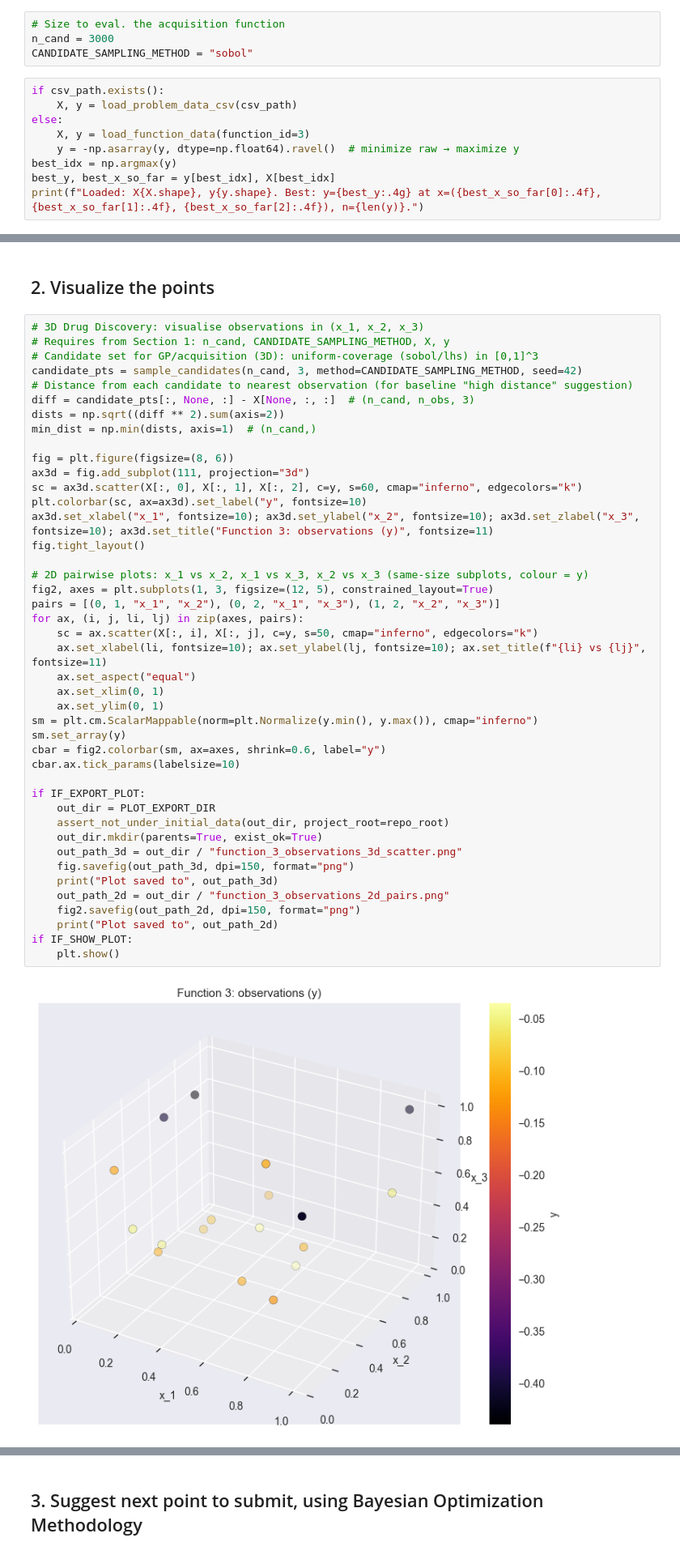
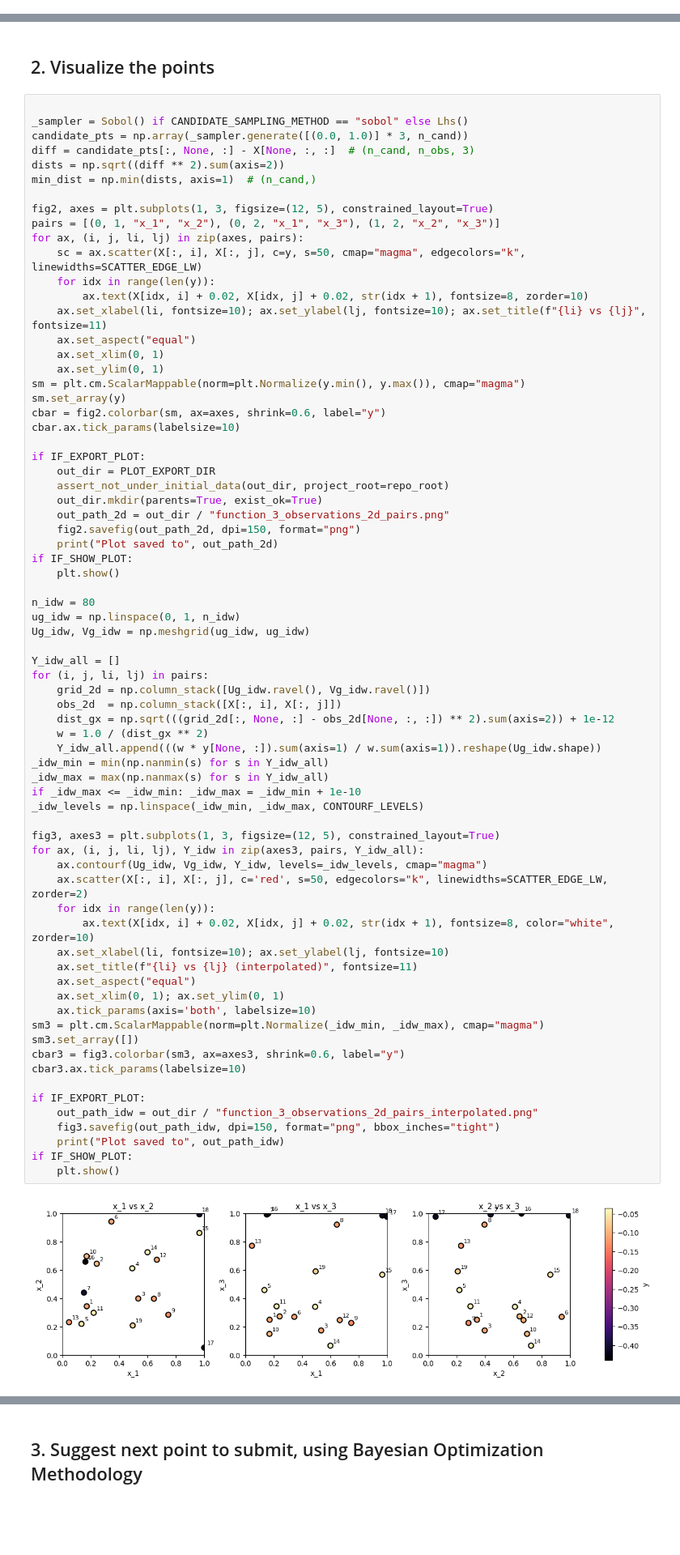
Before and after one commit to karefyllidis/black-box-optimization, a Jupyter notebook: notebooks/function_3_Drug-Discovery.ipynb, the cells around one changed output, grey strips where cells are left out. Shown at 81% size. Saved outputs shown, nothing was run; the diff lists cells and outputs as text; blank space fills up the shorter version.

```diff
--- a/notebooks/function_3_Drug-Discovery.ipynb
+++ b/notebooks/function_3_Drug-Discovery.ipynb
@@ -53,13 +97,0 @@ from skopt.acquisition import gaussian_ei, gaussian_pi, gaussian_lcb
-# %%
-# Size to eval. the acquisition function
-n_cand = 3000
-CANDIDATE_SAMPLING_METHOD = "sobol"
-# %%
-if csv_path.exists():
-    X, y = load_problem_data_csv(csv_path)
-else:
-    X, y = load_function_data(function_id=3)
-    y = -np.asarray(y, dtype=np.float64).ravel()  # minimize raw → maximize y
-best_idx = np.argmax(y)
-best_y, best_x_so_far = y[best_idx], X[best_idx]
-print(f"Loaded: X{X.shape}, y{y.shape}. Best: y={best_y:.4g} at x=({best_x_so_far[0]:.4f}, {best_x_so_far[1]:.4f}, {best_x_so_far[2]:.4f}), n={len(y)}.")
@@ -89,47 +125,75 @@ plt.show()
 # %% [markdown]
 ## 2. Visualize the points
 # %%
-# 3D Drug Discovery: visualise observations in (x_1, x_2, x_3)
-# Requires from Section 1: n_cand, CANDIDATE_SAMPLING_METHOD, X, y
-# Candidate set for GP/acquisition (3D): uniform-coverage (sobol/lhs) in [0,1]^3
-candidate_pts = sample_candidates(n_cand, 3, method=CANDIDATE_SAMPLING_METHOD, seed=42)
-# Distance from each candidate to nearest observation (for baseline "high distance" suggestion)
+
+_sampler = Sobol() if CANDIDATE_SAMPLING_METHOD == "sobol" else Lhs()
+candidate_pts = np.array(_sampler.generate([(0.0, 1.0)] * 3, n_cand))
 diff = candidate_pts[:, None, :] - X[None, :, :]  # (n_cand, n_obs, 3)
 dists = np.sqrt((diff ** 2).sum(axis=2))
 min_dist = np.min(dists, axis=1)  # (n_cand,)
 
-fig = plt.figure(figsize=(8, 6))
-ax3d = fig.add_subplot(111, projection="3d")
-sc = ax3d.scatter(X[:, 0], X[:, 1], X[:, 2], c=y, s=60, cmap="inferno", edgecolors="k")
-plt.colorbar(sc, ax=ax3d).set_label("y", fontsize=10)
-ax3d.set_xlabel("x_1", fontsize=10); ax3d.set_ylabel("x_2", fontsize=10); ax3d.set_zlabel("x_3", fontsize=10); ax3d.set_title("Function 3: observations (y)", fontsize=11)
-fig.tight_layout()
-
-# 2D pairwise plots: x_1 vs x_2, x_1 vs x_3, x_2 vs x_3 (same-size subplots, colour = y)
 fig2, axes = plt.subplots(1, 3, figsize=(12, 5), constrained_layout=True)
 pairs = [(0, 1, "x_1", "x_2"), (0, 2, "x_1", "x_3"), (1, 2, "x_2", "x_3")]
 for ax, (i, j, li, lj) in zip(axes, pairs):
-    sc = ax.scatter(X[:, i], X[:, j], c=y, s=50, cmap="inferno", edgecolors="k")
+    sc = ax.scatter(X[:, i], X[:, j], c=y, s=50, cmap="magma", edgecolors="k", linewidths=SCATTER_EDGE_LW)
+    for idx in range(len(y)):
+        ax.text(X[idx, i] + 0.02, X[idx, j] + 0.02, str(idx + 1), fontsize=8, zorder=10)
     ax.set_xlabel(li, fontsize=10); ax.set_ylabel(lj, fontsize=10); ax.set_title(f"{li} vs {lj}", fontsize=11)
     ax.set_aspect("equal")
     ax.set_xlim(0, 1)
     ax.set_ylim(0, 1)
-sm = plt.cm.ScalarMappable(norm=plt.Normalize(y.min(), y.max()), cmap="inferno")
+sm = plt.cm.ScalarMappable(norm=plt.Normalize(y.min(), y.max()), cmap="magma")
 sm.set_array(y)
 cbar = fig2.colorbar(sm, ax=axes, shrink=0.6, label="y")
 cbar.ax.tick_params(labelsize=10)
 
 if IF_EXPORT_PLOT:
     out_dir = PLOT_EXPORT_DIR
     assert_not_under_initial_data(out_dir, project_root=repo_root)
     out_dir.mkdir(parents=True, exist_ok=True)
-    out_path_3d = out_dir / "function_3_observations_3d_scatter.png"
-    fig.savefig(out_path_3d, dpi=150, format="png")
-    print("Plot saved to", out_path_3d)
     out_path_2d = out_dir / "function_3_observations_2d_pairs.png"
     fig2.savefig(out_path_2d, dpi=150, format="png")
     print("Plot saved to", out_path_2d)
 if IF_SHOW_PLOT:
     plt.show()
+
+n_idw = 80
+ug_idw = np.linspace(0, 1, n_idw)
+Ug_idw, Vg_idw = np.meshgrid(ug_idw, ug_idw)
+
+Y_idw_all = []
+for (i, j, li, lj) in pairs:
+    grid_2d = np.column_stack([Ug_idw.ravel(), Vg_idw.ravel()])
+    obs_2d  = np.column_stack([X[:, i], X[:, j]])
+    dist_gx = np.sqrt(((grid_2d[:, None, :] - obs_2d[None, :, :]) ** 2).sum(axis=2)) + 1e-12
+    w = 1.0 / (dist_gx ** 2)
+    Y_idw_all.append(((w * y[None, :]).sum(axis=1) / w.sum(axis=1)).reshape(Ug_idw.shape))
+_idw_min = min(np.nanmin(s) for s in Y_idw_all)
+_idw_max = max(np.nanmax(s) for s in Y_idw_all)
+if _idw_max <= _idw_min: _idw_max = _idw_min + 1e-10
+_idw_levels = np.linspace(_idw_min, _idw_max, CONTOURF_LEVELS)
+
+fig3, axes3 = plt.subplots(1, 3, figsize=(12, 5), constrained_layout=True)
+for ax, (i, j, li, lj), Y_idw in zip(axes3, pairs, Y_idw_all):
+    ax.contourf(Ug_idw, Vg_idw, Y_idw, levels=_idw_levels, cmap="magma")
+    ax.scatter(X[:, i], X[:, j], c='red', s=50, edgecolors="k", linewidths=SCATTER_EDGE_LW, zorder=2)
+    for idx in range(len(y)):
+        ax.text(X[idx, i] + 0.02, X[idx, j] + 0.02, str(idx + 1), fontsize=8, color="white", zorder=10)
+    ax.set_xlabel(li, fontsize=10); ax.set_ylabel(lj, fontsize=10)
+    ax.set_title(f"{li} vs {lj} (interpolated)", fontsize=11)
+    ax.set_aspect("equal")
+    ax.set_xlim(0, 1); ax.set_ylim(0, 1)
+    ax.tick_params(axis='both', labelsize=10)
+sm3 = plt.cm.ScalarMappable(norm=plt.Normalize(_idw_min, _idw_max), cmap="magma")
+sm3.set_array([])
+cbar3 = fig3.colorbar(sm3, ax=axes3, shrink=0.6, label="y")
+cbar3.ax.tick_params(labelsize=10)
+
+if IF_EXPORT_PLOT:
+    out_path_idw = out_dir / "function_3_observations_2d_pairs_interpolated.png"
+    fig3.savefig(out_path_idw, dpi=150, format="png", bbox_inches="tight")
+    print("Plot saved to", out_path_idw)
+if IF_SHOW_PLOT:
+    plt.show()
 # %% [output]
-[figure, old version]
+[figure, new version]
```
Also changed, not shown: parts of 23 cells of this notebook, 1 other file.
